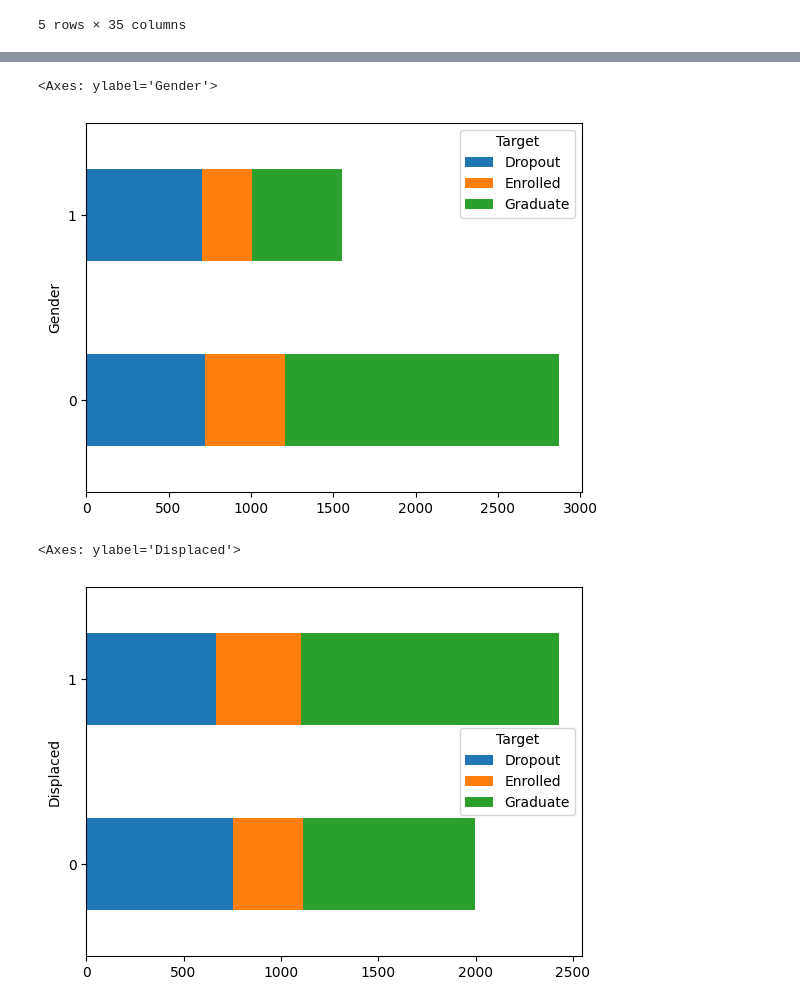
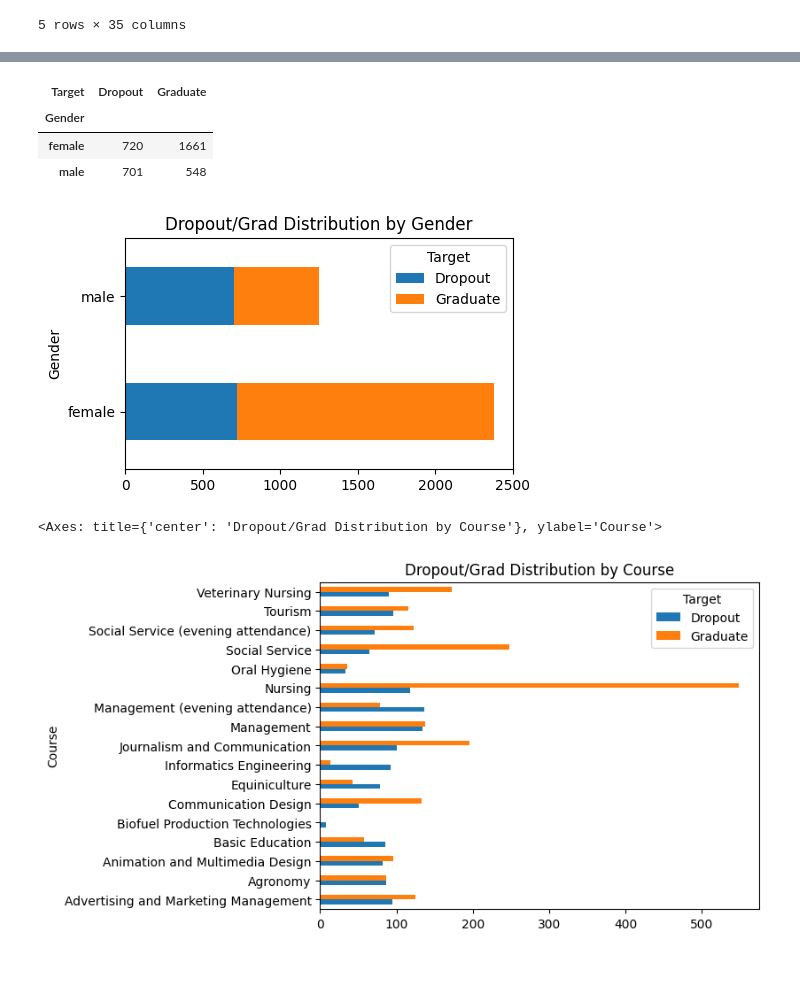
Before and after one commit to CS-UCR/final-project-dumpy, a Jupyter notebook: visualization.ipynb, the cells around one changed output, grey strips where cells are left out. Drawn from its saved outputs; the diff is of its cells as text; code cells hidden in the pictures; blank space fills up the shorter version.

```diff
--- a/visualization.ipynb
+++ b/visualization.ipynb
@@ -40,3 +40,15 @@ Shape:  (4424, 35)
 | 3 | 1 | 8 | 2 | 15 | 1 | ... |
 | 4 | 2 | 12 | 1 | 3 | 0 | ... |
 5 rows × 35 columns
+# %%
+# dropping unecessary columns
+df = df.drop(['Application order', 'Nacionality', 'International',
+        'Inflation rate', 'GDP', 'Unemployment rate', 'Displaced'], axis=1)
+# %%
+# creating dataframe with only graduate and dropout students
+df = df[df.Target != 'Enrolled']
+# changing categroical values to numerical
+# df['Target'] = pd.factorize(df['Target'])[0]
+
+df.head(5)
+# df.shape
@@ -42,0 +63,24 @@ Shape:  (4424, 35)
+# %%
+df['Course'] = df['Course'].replace(1, 'Biofuel Production Technologies')
+df['Course'] = df['Course'].replace(2, 'Animation and Multimedia Design')
+df['Course'] = df['Course'].replace(3, 'Social Service (evening attendance)')
+df['Course'] = df['Course'].replace(4, 'Agronomy')
+df['Course'] = df['Course'].replace(5, 'Communication Design')
+df['Course'] = df['Course'].replace(6, 'Veterinary Nursing')
+df['Course'] = df['Course'].replace(7, 'Informatics Engineering')
+df['Course'] = df['Course'].replace(8, 'Equiniculture')
+df['Course'] = df['Course'].replace(9, 'Management')
+df['Course'] = df['Course'].replace(10, 'Social Service')
+df['Course'] = df['Course'].replace(11, 'Tourism')
+df['Course'] = df['Course'].replace(12, 'Nursing')
+df['Course'] = df['Course'].replace(13, 'Oral Hygiene')
+df['Course'] = df['Course'].replace(14, 'Advertising and Marketing Management')
+df['Course'] = df['Course'].replace(15, 'Journalism and Communication')
+df['Course'] = df['Course'].replace(16, 'Basic Education')
+df['Course'] = df['Course'].replace(17, 'Management (evening attendance)')
+
+df['Gender'] = df['Gender'].replace(0, 'female')
+df['Gender'] = df['Gender'].replace(1, 'male')
+
+df['Tuition fees up to date'] = df['Tuition fees up to date'].replace(0, 'no')
+df['Tuition fees up to date'] = df['Tuition fees up to date'].replace(1, 'yes')
@@ -43,14 +135,18 @@ Shape:  (4424, 35)
 # %%
 df2 = df.groupby(["Gender", "Target"])["Target"].count().unstack('Target')
 
-df2.plot(kind='barh', rot=0, stacked=True)
+df2.plot(kind='barh', rot=0, figsize=(5,3), stacked=True, title="Dropout/Grad Distribution by Gender")
+df2.head()
 # %% [output]
-<Axes: ylabel='Gender'>
+| Target | Dropout | Graduate |
+| Gender |  |  |
+| female | 720 | 1661 |
+| male | 701 | 548 |
-[figure, old version]
+[figure, new version]
 # %%
-df2 = df.groupby(["Displaced", "Target"])["Target"].count().unstack('Target')
+df2 = df.groupby(["Course", "Target"])["Target"].count().unstack('Target')
 
-df2.plot(kind='barh', rot=0, stacked=True)
+df2.plot(kind='barh', rot=0, stacked=False, title="Dropout/Grad Distribution by Course")
 # %% [output]
-<Axes: ylabel='Displaced'>
+<Axes: title={'center': 'Dropout/Grad Distribution by Course'}, ylabel='Course'>
-[figure, old version]
+[figure, new version]
```
Also changed, not shown: parts of 9 cells of this notebook.
